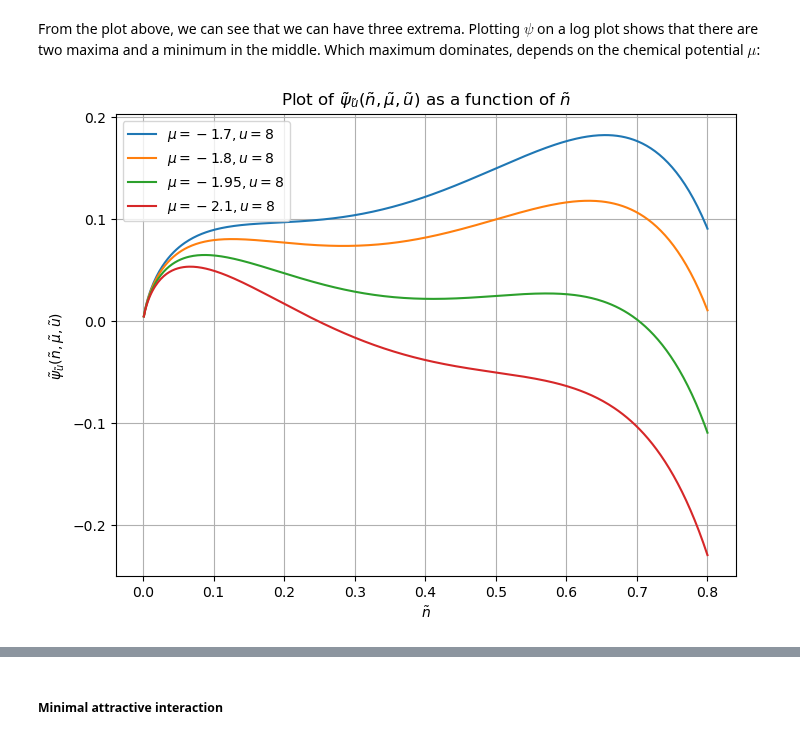
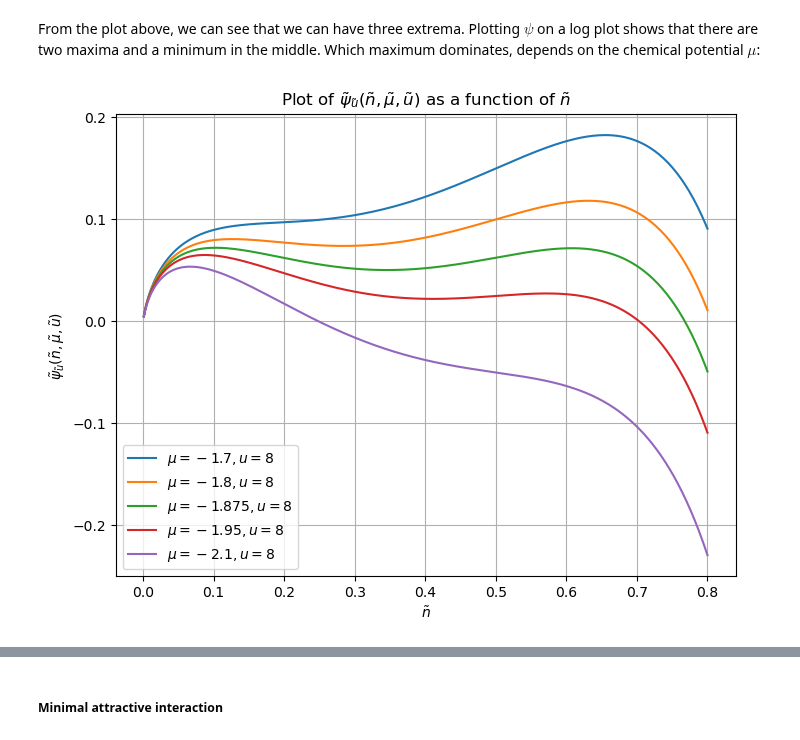
Before and after one commit to Hallatscheklab/StatPhys, a Jupyter notebook: _sources/Variational-Methods/interacting-gases-f.ipynb, the cells around one changed output, grey strips where cells are left out. Drawn from its saved outputs; the diff is of its cells as text; code cells hidden in the pictures.

```diff
--- a/_sources/Variational-Methods/interacting-gases-f.ipynb
+++ b/_sources/Variational-Methods/interacting-gases-f.ipynb
@@ -425,35 +412,35 @@ From the plot above, we can see that we can have three extrema. Plotting $\psi$
 # %%
 import numpy as np
 import matplotlib.pyplot as plt
 
 # Define the updated function with both tilde u and tilde mu parameters
 def psi_tilde_updated(n, mu, u):
     return n * np.log(n**(-1) - 1) + mu * n + u * (n**2) / 2
 
 # Generate a range of tilde n values within the specified interval
 n_values = np.linspace(0.001, .8, 400)
 
 # Specify a range of tilde mu values for plotting
-mu_values = [-1.7,-1.8, -1.95, -2.1]
+mu_values = [-1.7,-1.8, -1.875, -1.95, -2.1]
 
 # Specify a range of tilde u values for plotting
 u_values = [8]
 
 # Plot the function for various combinations of tilde u and tilde mu values
 plt.figure(figsize=(8, 6))
 for mu in mu_values:
     for u in u_values:
         plt.plot(n_values, psi_tilde_updated(n_values, mu, u), label=f'$\mu={mu}, u={u}$')
 
 plt.title('Plot of $\~\psi_{\~u}(\~n, \~\mu, \~u)$ as a function of $\~n$')
 plt.xlabel('$\~n$')
 plt.ylabel('$\~\psi_{\~u}(\~n, \~\mu, \~u)$')
 #plt.yscale('log')
 plt.legend()
 plt.grid(True)
 plt.show()
 # %% [output]
-[figure, old version]
+[figure, new version]
 # %% [markdown]
 The interpretation here is that for low $\tilde \mu$ (large negative $\mu$), a low density phase obtains, and vice versa for high $\tilde\mu$. There is a transition point $\tilde\mu_c(\tilde u)$, where the density jumps -- phase transition:
 
```
Also changed, not shown: parts of 1 cell of this notebook, 10 other files.
